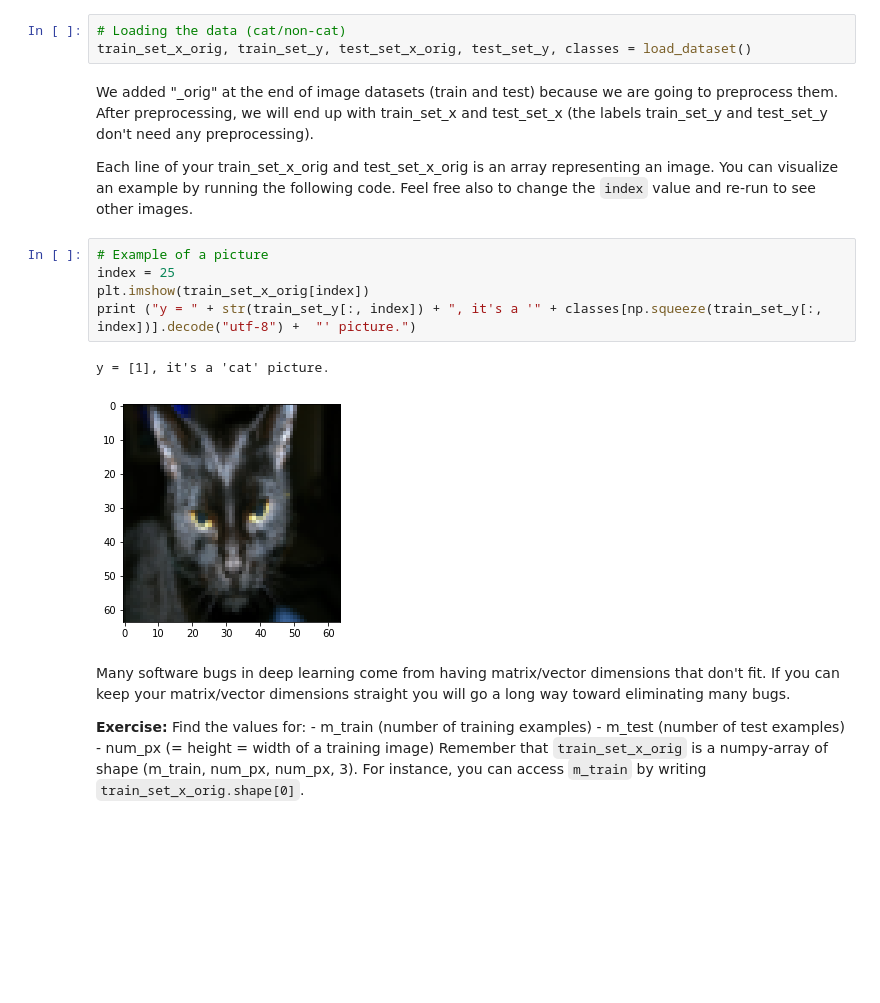
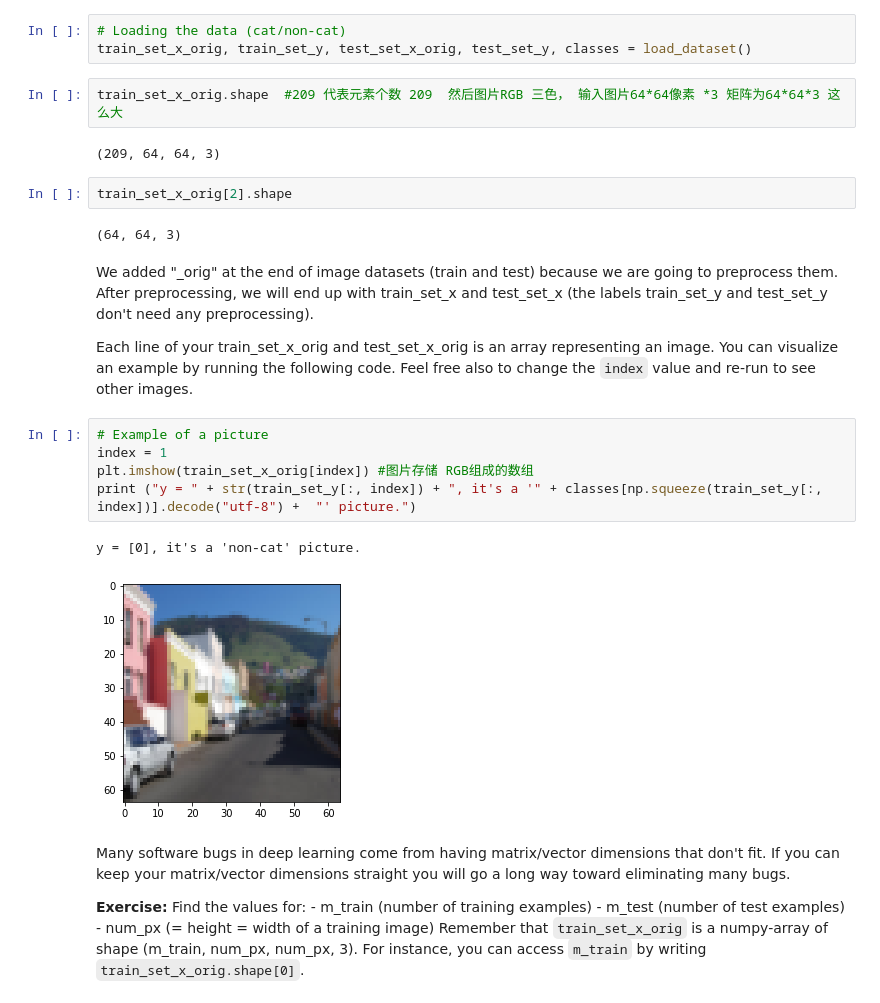
Before and after one commit to RookieDay/Deep_Learning, a Jupyter notebook: 课后作业/Part1 神经网络和深度学习/第二周神经网络基础_编程作业/assignment/Logistic Regression with a Neural Network mindset v3.ipynb, the cells around one changed output. Drawn from its saved outputs; the diff is of its cells as text; blank space fills up the shorter version.

```diff
--- a/课后作业/Part1 神经网络和深度学习/第二周神经网络基础_编程作业/assignment/Logistic Regression with a Neural Network mindset v3.ipynb
+++ b/课后作业/Part1 神经网络和深度学习/第二周神经网络基础_编程作业/assignment/Logistic Regression with a Neural Network mindset v3.ipynb
@@ -44,18 +44,26 @@ Let's get more familiar with the dataset. Load the data by running the following
 # %%
 # Loading the data (cat/non-cat)
 train_set_x_orig, train_set_y, test_set_x_orig, test_set_y, classes = load_dataset()
+# %%
+train_set_x_orig.shape  #209 代表元素个数 209  然后图片RGB 三色， 输入图片64*64像素 *3 矩阵为64*64*3 这么大
+# %% [output]
+(209, 64, 64, 3)
+# %%
+train_set_x_orig[2].shape
+# %% [output]
+(64, 64, 3)
 # %% [markdown]
 We added "_orig" at the end of image datasets (train and test) because we are going to preprocess them. After preprocessing, we will end up with train_set_x and test_set_x (the labels train_set_y and test_set_y don't need any preprocessing).
 
 Each line of your train_set_x_orig and test_set_x_orig is an array representing an image. You can visualize an example by running the following code. Feel free also to change the `index` value and re-run to see other images.
 # %%
 # Example of a picture
-index = 25
-plt.imshow(train_set_x_orig[index])
+index = 1
+plt.imshow(train_set_x_orig[index]) #图片存储 RGB组成的数组
 print ("y = " + str(train_set_y[:, index]) + ", it's a '" + classes[np.squeeze(train_set_y[:, index])].decode("utf-8") +  "' picture.")
 # %% [output]
-y = [1], it's a 'cat' picture.
+y = [0], it's a 'non-cat' picture.
-[figure, old version]
+[figure, new version]
 # %% [markdown]
 Many software bugs in deep learning come from having matrix/vector dimensions that don't fit. If you can keep your matrix/vector dimensions straight you will go a long way toward eliminating many bugs.
 
```
Also changed, not shown: parts of 52 cells of this notebook.
